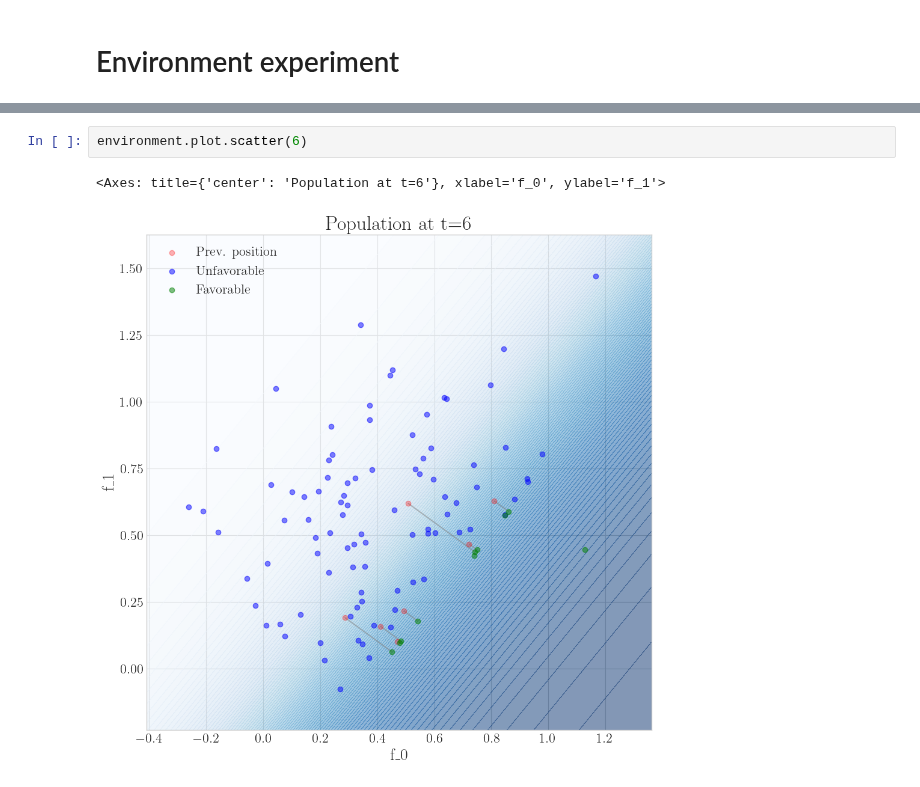
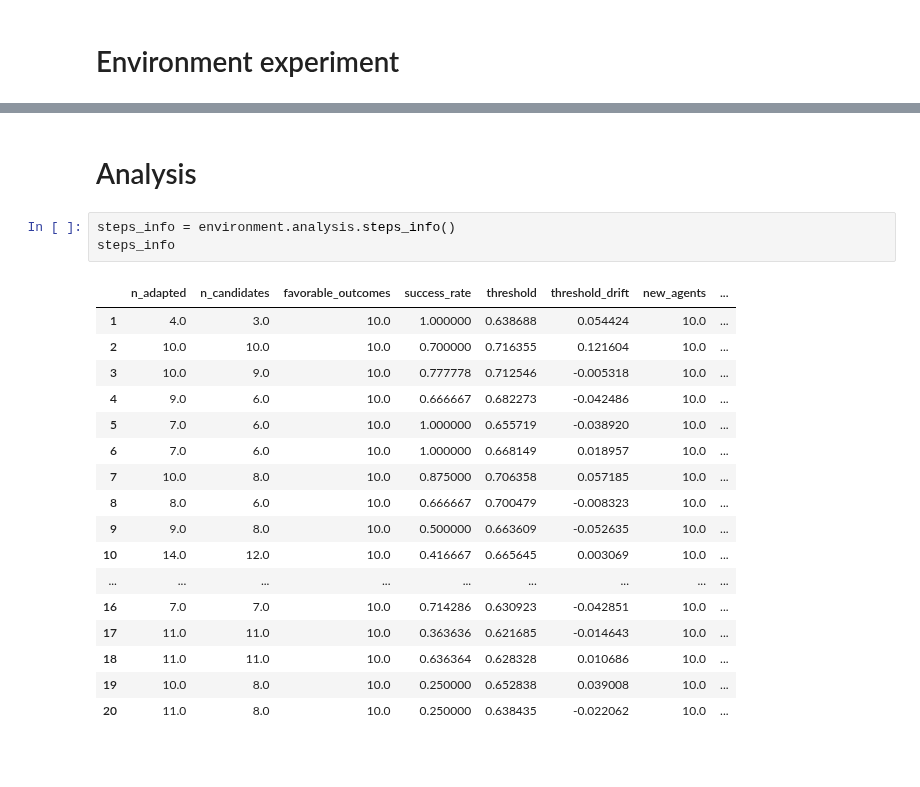
Before and after one commit to joaopfonseca/recourse-over-time, a Jupyter notebook: notebooks/4.2-CDA-environment.ipynb, the cells around one changed output, grey strips where cells are left out. Saved outputs shown, nothing was run; the diff lists cells and outputs as text; blank space fills up the shorter version.

Commit message:
Add new notebook for fairness analysis

```diff
--- a/notebooks/4.2-CDA-environment.ipynb
+++ b/notebooks/4.2-CDA-environment.ipynb
@@ -129,5 +119,23 @@ environment.plot.scatter(5)
-# %%
-environment.plot.scatter(6)
-# %% [output]
-<Axes: title={'center': 'Population at t=6'}, xlabel='f_0', ylabel='f_1'>
-[figure, removed]
+# %% [markdown]
+# Analysis
+# %%
+steps_info = environment.analysis.steps_info()
+steps_info
+# %% [output]
+|  | n_adapted | n_candidates | favorable_outcomes | success_rate | threshold | threshold_drift | new_agents | ... |
+| 1 | 4.0 | 3.0 | 10.0 | 1.000000 | 0.638688 | 0.054424 | 10.0 | ... |
+| 2 | 10.0 | 10.0 | 10.0 | 0.700000 | 0.716355 | 0.121604 | 10.0 | ... |
+| 3 | 10.0 | 9.0 | 10.0 | 0.777778 | 0.712546 | -0.005318 | 10.0 | ... |
+| 4 | 9.0 | 6.0 | 10.0 | 0.666667 | 0.682273 | -0.042486 | 10.0 | ... |
+| 5 | 7.0 | 6.0 | 10.0 | 1.000000 | 0.655719 | -0.038920 | 10.0 | ... |
+| 6 | 7.0 | 6.0 | 10.0 | 1.000000 | 0.668149 | 0.018957 | 10.0 | ... |
+| 7 | 10.0 | 8.0 | 10.0 | 0.875000 | 0.706358 | 0.057185 | 10.0 | ... |
+| 8 | 8.0 | 6.0 | 10.0 | 0.666667 | 0.700479 | -0.008323 | 10.0 | ... |
+| 9 | 9.0 | 8.0 | 10.0 | 0.500000 | 0.663609 | -0.052635 | 10.0 | ... |
+| 10 | 14.0 | 12.0 | 10.0 | 0.416667 | 0.665645 | 0.003069 | 10.0 | ... |
+| ... | ... | ... | ... | ... | ... | ... | ... | ... |
+| 16 | 7.0 | 7.0 | 10.0 | 0.714286 | 0.630923 | -0.042851 | 10.0 | ... |
+| 17 | 11.0 | 11.0 | 10.0 | 0.363636 | 0.621685 | -0.014643 | 10.0 | ... |
+| 18 | 11.0 | 11.0 | 10.0 | 0.636364 | 0.628328 | 0.010686 | 10.0 | ... |
+| 19 | 10.0 | 8.0 | 10.0 | 0.250000 | 0.652838 | 0.039008 | 10.0 | ... |
+| 20 | 11.0 | 8.0 | 10.0 | 0.250000 | 0.638435 | -0.022062 | 10.0 | ... |
```
Also changed, not shown: parts of 9 cells of this notebook, 4 other files.
